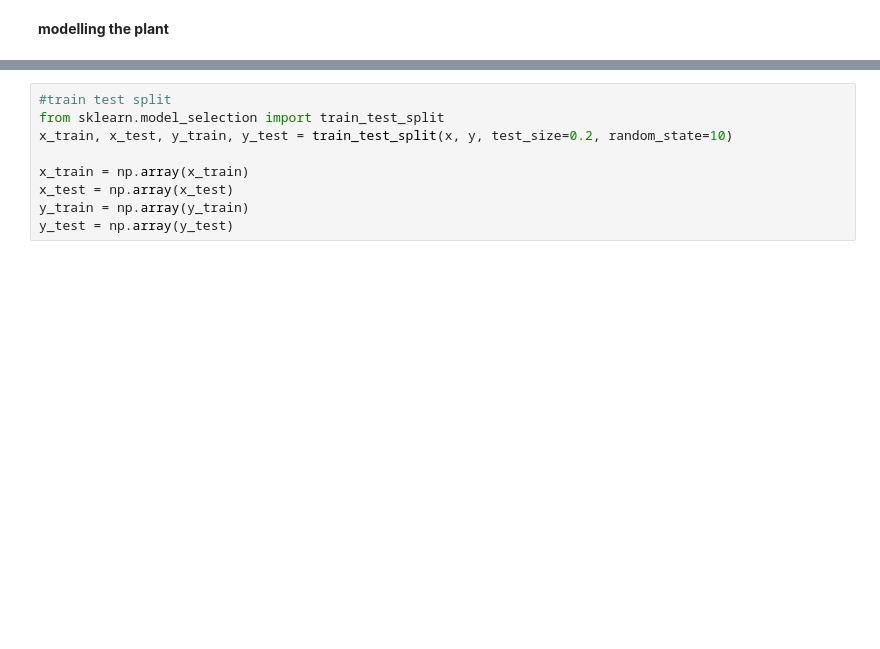
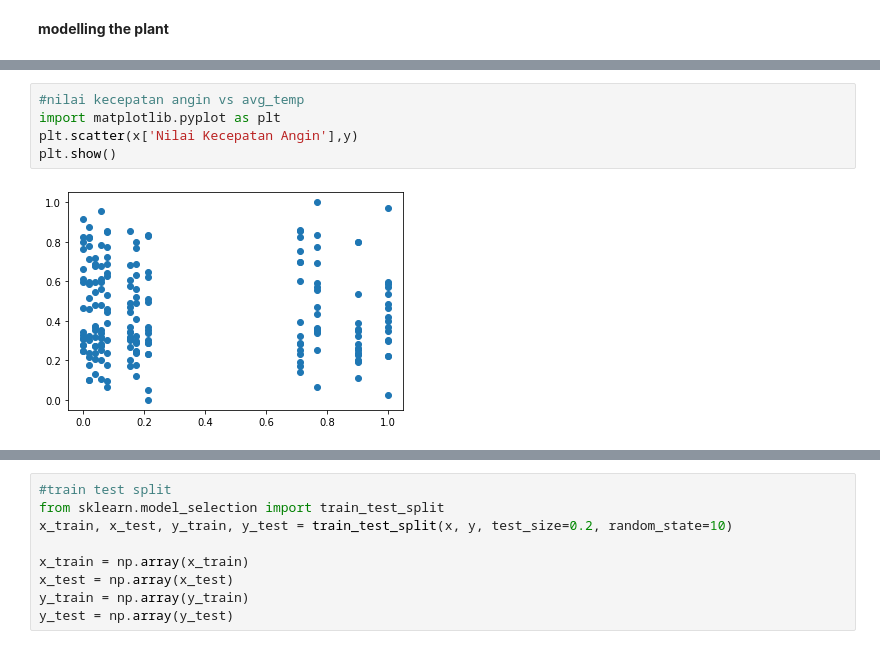
Before and after one commit to yfhkucing/RandomForestBMS, a Jupyter notebook: model_plant_noACH.ipynb, the cells around one changed output, grey strips where cells are left out. Saved outputs shown, nothing was run; the diff lists cells and outputs as text; blank space fills up the shorter version.

```diff
--- a/model_plant_noACH.ipynb
+++ b/model_plant_noACH.ipynb
@@ -135,0 +138,7 @@ y.head()
+# %%
+#nilai kecepatan angin vs avg_temp
+import matplotlib.pyplot as plt
+plt.scatter(x['Nilai Kecepatan Angin'],y)
+plt.show()
+# %% [output]
+[figure, added]
```
Also changed, not shown: parts of 13 cells of this notebook.
